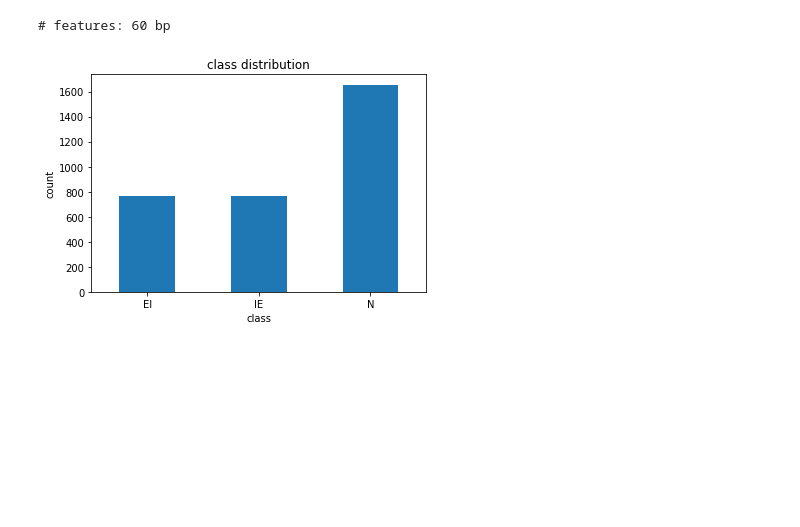
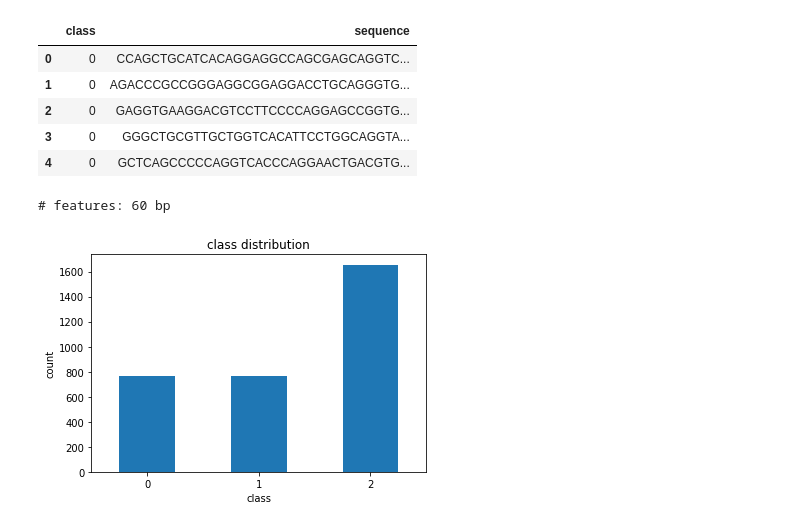
Before and after one commit to solislemuslab/dna-nn-theory, a Jupyter notebook: scripts/splice.ipynb, the cells around one changed output. Drawn from its saved outputs; the diff is of its cells as text; code cells hidden in the pictures; blank space fills up the shorter version.

```diff
--- a/scripts/splice.ipynb
+++ b/scripts/splice.ipynb
@@ -11,17 +32,20 @@ from tensorflow import keras
-# %%
-d = {'EI': 0, 'IE': 1, 'N': 2}
-
-def load_splice(file):
-    with open(file) as f:
-        l = []
-        for record in f:
-            record = re.split(',\\s+', record.strip())
-            record[2] = record[2].replace('N','A').replace('D','G').replace('S','C').replace('R','G')
-            l.append(record)
-
-    x = [list(line[2]) for line in l]
-    y = list(map(lambda y: d[y], (line[0] for line in l)))
-    return x, y
-
-x, y = load_splice('../data/splice/splice.data')
+# %%
+d = {'EI': 0, 'IE': 1, 'N': 2}
+
+DATA_PATH = '/content/drive/My Drive/data/UCI/splice.data'
+
+data = pd.read_csv(DATA_PATH, header=None, sep=',\\W*', engine='python',
+                   usecols=[0, 2])
+data.columns = ['class', 'sequence']
+for old, new in zip('NDSR', 'ATCG'):
+    data['sequence'] = data['sequence'].str.replace(old, new)
+data['class'] = data['class'].map(lambda y: d[y])
+data.head()
+# %% [output]
+|  | class | sequence |
+| 0 | 0 | CCAGCTGCATCACAGGAGGCCAGCGAGCAGGTC... |
+| 1 | 0 | AGACCCGCCGGGAGGCGGAGGACCTGCAGGGTG... |
+| 2 | 0 | GAGGTGAAGGACGTCCTTCCCCAGGAGCCGGTG... |
+| 3 | 0 | GGGCTGCGTTGCTGGTCACATTCCTGGCAGGTA... |
+| 4 | 0 | GCTCAGCCCCCAGGTCACCCAGGAACTGACGTG... |
 # %%
```
Also changed, not shown: parts of 27 cells of this notebook.
